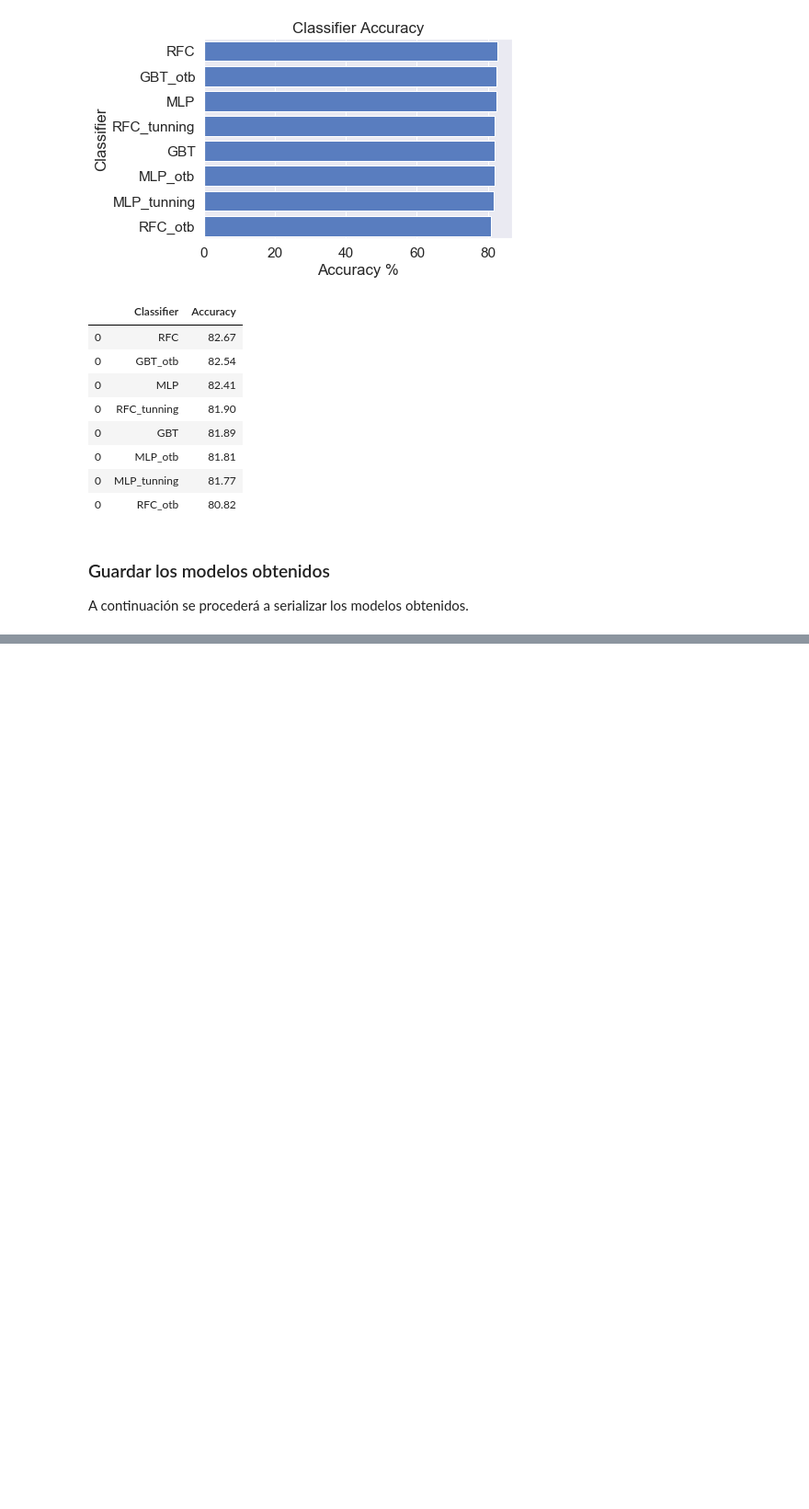
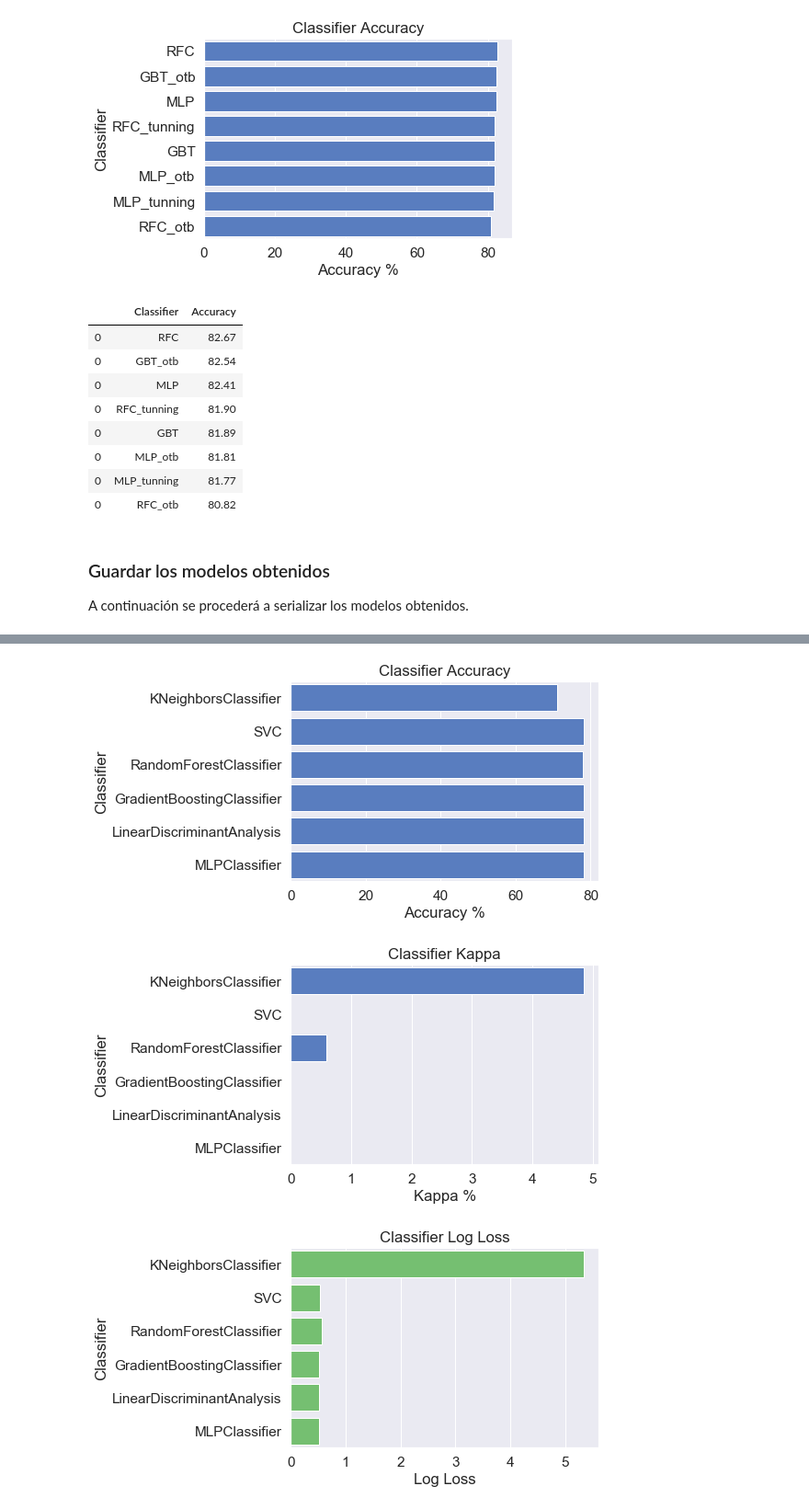
Before and after one commit to randallxram/XTOLC5T3, a Jupyter notebook: Build and Explore Models.ipynb, the cells around one changed output, grey strips where cells are left out. Shown: that part at 92% size. Saved outputs shown, nothing was run; the diff lists cells and outputs as text; code cells hidden in the pictures; blank space fills up the shorter version.

```diff
--- a/Build and Explore Models.ipynb
+++ b/Build and Explore Models.ipynb
@@ -936,0 +978,8 @@ pickle.dump(modelMLP, open('modelMLP.model', 'wb'))
+# %%
+# tomo una muestra del dataset ready
+X_train, X_test, y_train, y_test = train_test_split(dsReady2, dsCredit01[["DEFAULT_PAYMENT"]], test_size=0.30, random_state=35)
+# revisar datos
+print("Filas dataset entrenamiento (X_train): ", len(X_train.index))
+print("Filas dataset test: (X_test)", len(X_test.index))
+print("Filas y_train: ", len(y_train.index))
+print("Filas y_test: ", len(y_test.index))
@@ -936,0 +1021,12 @@ pickle.dump(modelMLP, open('modelMLP.model', 'wb'))
+# %%
+clasificadores2 = [
+    KNeighborsClassifier(3),
+    SVC(kernel="linear", C=0.025, probability=True),
+    RandomForestClassifier(),
+    GradientBoostingClassifier(),
+    LinearDiscriminantAnalysis(),
+    MLPClassifier()]
+
+log_cols=["Classifier", "Accuracy", "Log Loss", "Kappa"]
+log2 = pd.DataFrame(columns=log_cols)
+acms2 = []
@@ -936,0 +1081,25 @@ pickle.dump(modelMLP, open('modelMLP.model', 'wb'))
+# %%
+sns.set_color_codes("muted")
+sns.barplot(x='Accuracy', y='Classifier', data=log2, color="b")
+
+plt.xlabel('Accuracy %')
+plt.title('Classifier Accuracy')
+plt.show()
+
+sns.set_color_codes("muted")
+sns.barplot(x='Kappa', y='Classifier', data=log2, color="b")
+
+plt.xlabel('Kappa %')
+plt.title('Classifier Kappa')
+plt.show()
+
+sns.set_color_codes("muted")
+sns.barplot(x='Log Loss', y='Classifier', data=log2, color="g")
+
+plt.xlabel('Log Loss')
+plt.title('Classifier Log Loss')
+plt.show()
+# %% [output]
+[figure, added]
+[figure, added]
+[figure, added]
```
Also changed, not shown: parts of 14 cells of this notebook, 1 other file.
